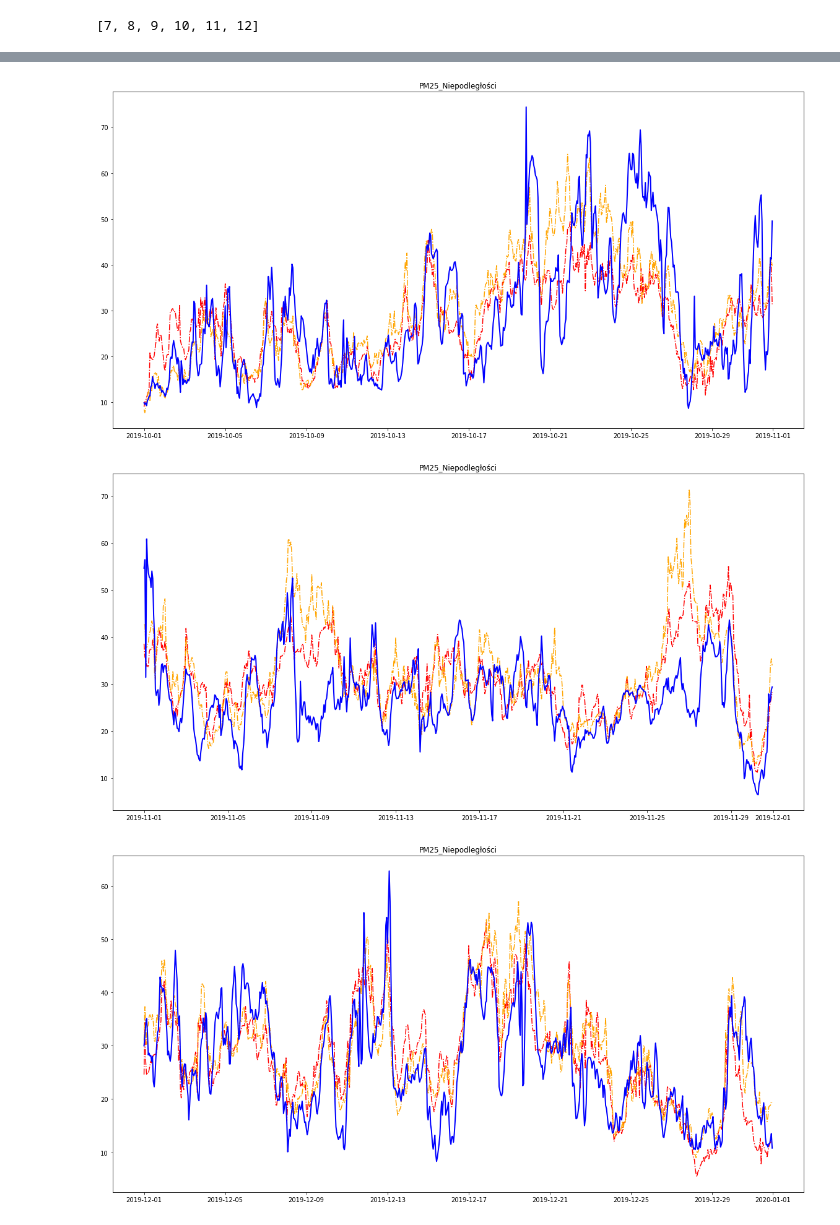
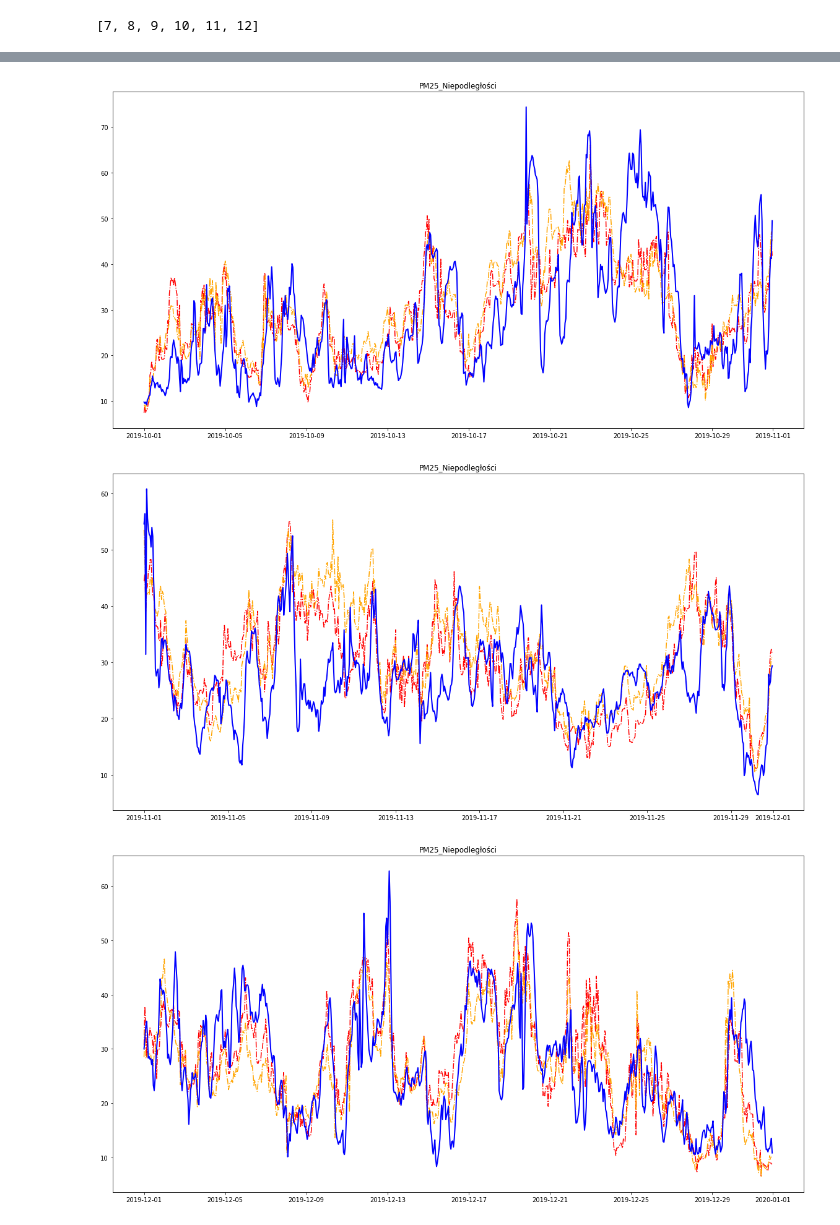
Before and after one commit to mattzajac/DataWorkshop_Competition_Warsaw_Air_Pollution, a Jupyter notebook: Warsaw_Air_Pollution_Prediction.ipynb, the cells around one changed output, grey strips where cells are left out. Cells and saved outputs as stored; diff of their text form; code cells hidden in the pictures.

Commit message:
Models testing on new features related to 24 & 72h MA difference

```diff
--- a/Warsaw_Air_Pollution_Prediction.ipynb
+++ b/Warsaw_Air_Pollution_Prediction.ipynb
@@ -657,28 +657,26 @@ plt.show()
 # %%
 # select top25 features
 selected_feats = ['year',
+                  'dayofyear',
+                  'weekday',
                   'hour',
-                  'weekday',
                   'visibility',
-                  'visibility_lag1h',
-                  'visibility_rolling72h',
-                  'mean_visibility_per_day',
+                  'humidity',
+                  'apparentTemperature',
+                  'mean_apparentTemperature_per_month',
+                  'temperature',
+                  'mean_temperature_per_month',
                   'dewPoint',
-                  'dewPoint_rolling72h',
                   'dewPoint_rolling168h',
-                  'humidity',
-                  'humidity_lag1h',
-                  'mean_apparentTemperature_per_month',
-                  'median_apparentTemperature_per_day',
-                  'temperature_rolling168h',
-                  'cloudCover_rolling24h',
-                  'uvIndex_rolling168h',
                   'windSpeed_lag1h',
                   'windSpeed_rolling12h',
                   'windSpeed_rolling24h',
-                  'windBearing',
                   'windBearing_lag1h',
-                  'windBearing_rolling24h',
                   'windBearing_rolling72h',
-                  'windBearing_rolling168h']
+                  'uvIndex_rolling168h',
+                  'temperature_24-72h_ma_diff',
+                  'windSpeed_24-72h_ma_diff',
+                  'windBearing_24-72h_ma_diff',
+                  'humidity_24-72h_ma_diff'
+                  ]
 # %%
@@ -709,7 +707,7 @@ selected_feats2 = ['year',
 # %% [markdown]
 ###XGBoost Depth-wise
 # %%
-X = df_train[selected_feats2].values
+X = df_train[selected_feats].values
 y = df_train['PM25_nie_log'].values
 
 def objective(space):
@@ -908,5 +906,5 @@ LGBM_model_v2 = lgb.LGBMRegressor(**best, objective='regression', random_state=r
 models = [XGB_model_depth_v2, XGB_model_leaf_v2, LGBM_model_v2]
 
 for model in models:
-    run_model(selected_feats2, model, kf)
+    run_model(selected_feats, model, kf)
 # %% [output]
@@ -936,11 +934,11 @@ plt.show()
 # %%
 # prepare X train for training on all feats and selected feats
 X_train = df_train[feats].values
-X_train_v2 = df_train[selected_feats2].values
+X_train_v2 = df_train[selected_feats].values
 
 # prepare X test for predicting on all feats and selected feats
 X_test = df_test[feats].values
-X_test_v2 = df_test[selected_feats2].values
+X_test_v2 = df_test[selected_feats].values
 
 # prepare y
 y = df_train['PM25_nie_log'].values
@@ -1024,8 +1022,8 @@ months
 for mth in months:
     test_mask = df_test['month'] == mth
     plt.figure(figsize=(20,10))
-    plt.plot(df_test.loc[test_mask]['datetime'], df_test.loc[test_mask]['PM25_nie_pred_xgb_leaf_v2'], color='red', linestyle='dashdot') #forecast
-    plt.plot(df_test.loc[test_mask]['datetime'], df_test.loc[test_mask]['PM25_nie_pred_lgbm'], color='orange', linestyle='dashdot') #forecast
+    plt.plot(df_test.loc[test_mask]['datetime'], df_test.loc[test_mask]['PM25_nie_pred_xgb_depth_v2'], color='red', linestyle='dashdot') #forecast
+    plt.plot(df_test.loc[test_mask]['datetime'], df_test.loc[test_mask]['PM25_nie_pred_xgb_leaf_v2'], color='orange', linestyle='dashdot') #forecast
     plt.plot(df_test.loc[test_mask]['datetime'], df_test.loc[test_mask]['PM25_nie'], color='blue', linewidth = 2) #actual
 
     plt.title('PM25_Niepodległości')
@@ -1037,3 +1035,3 @@ for mth in months:
-[figure, old version]
+[figure, new version]
-[figure, old version]
+[figure, new version]
-[figure, old version]
+[figure, new version]
```
Also changed, not shown: parts of 28 cells of this notebook.
